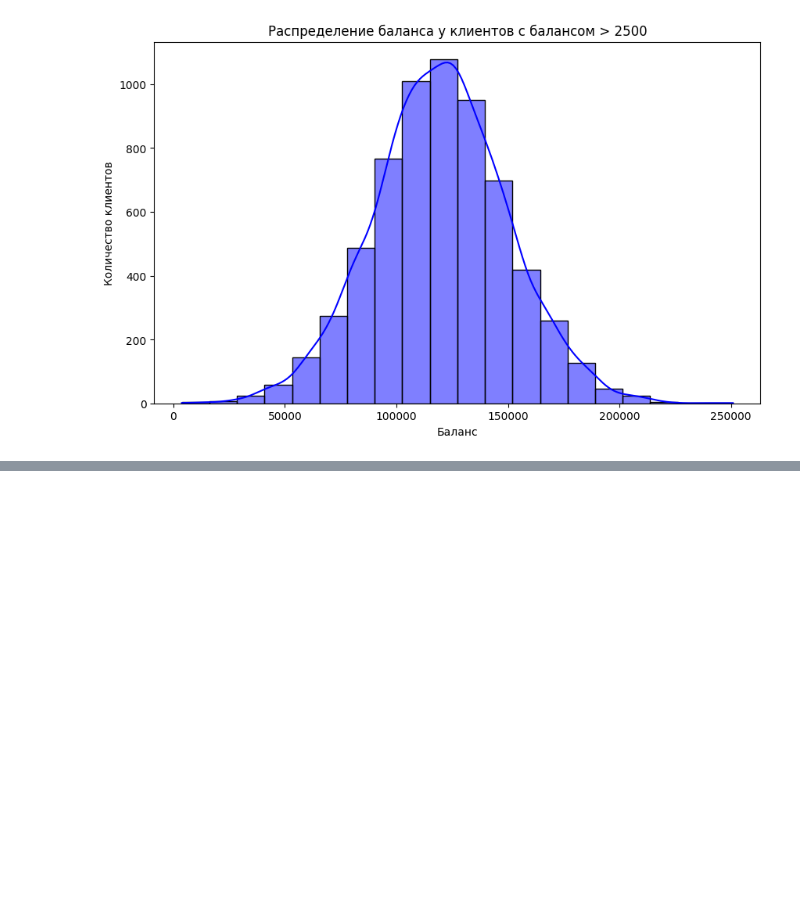
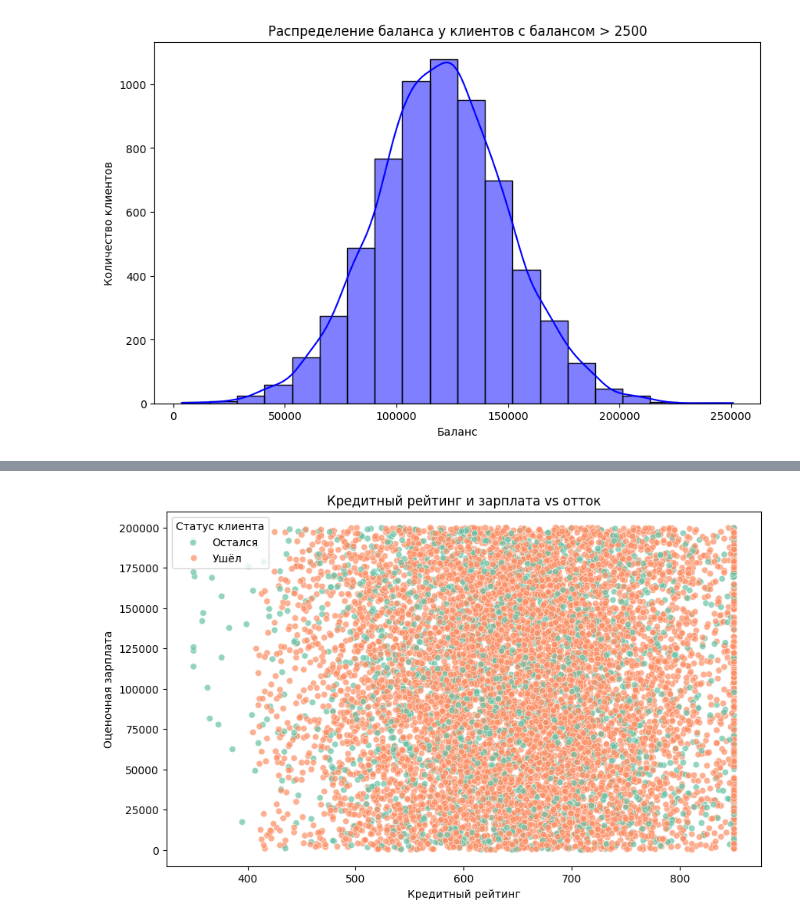
Before and after one commit to yevgeniy2504/sf_education_repo, a Jupyter notebook: task_2_hw/task_2.ipynb, the cells around one changed output, grey strips where cells are left out. Cells and saved outputs as stored; diff of their text form; code cells hidden in the pictures; blank space fills up the shorter version.

```diff
--- a/task_2_hw/task_2.ipynb
+++ b/task_2_hw/task_2.ipynb
@@ -54,0 +104,21 @@ plt.show()
+# %%
+custom_palette = {0: '#fc8d62', 1: '#66c2a5'}
+
+plt.figure(figsize=(10, 6))
+
+sns.scatterplot(
+    x='CreditScore',
+    y='EstimatedSalary',
+    hue='Exited',
+    data=churn,
+    alpha=0.7,
+    palette=custom_palette
+    )
+
+plt.title('Кредитный рейтинг и зарплата vs отток')
+plt.xlabel('Кредитный рейтинг')
+plt.ylabel('Оценочная зарплата')
+plt.legend(title='Статус клиента', labels=['Остался', 'Ушёл'])
+plt.show()
+# %% [output]
+[figure, added]
```
Also changed, not shown: parts of 14 cells of this notebook.
